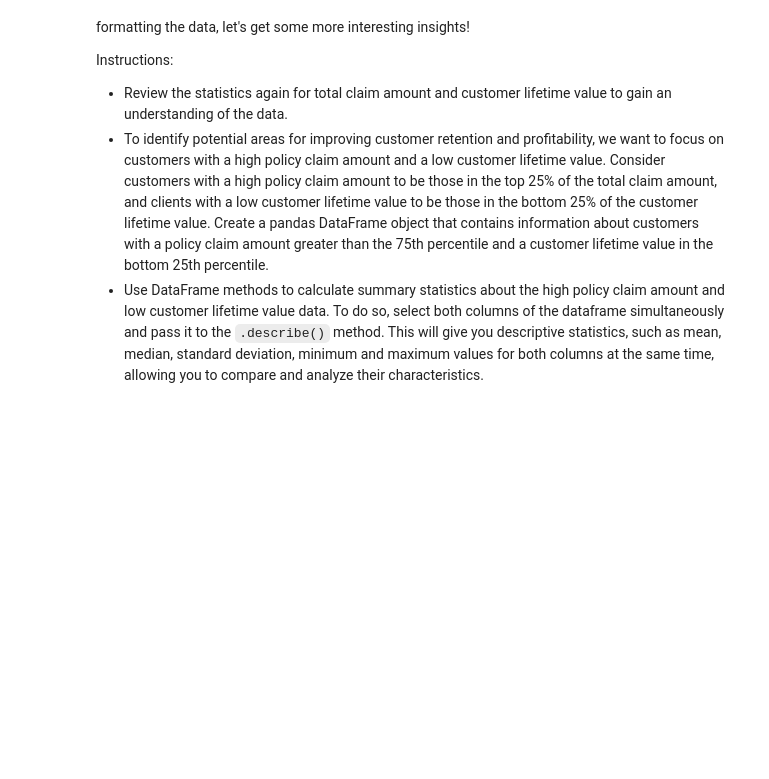
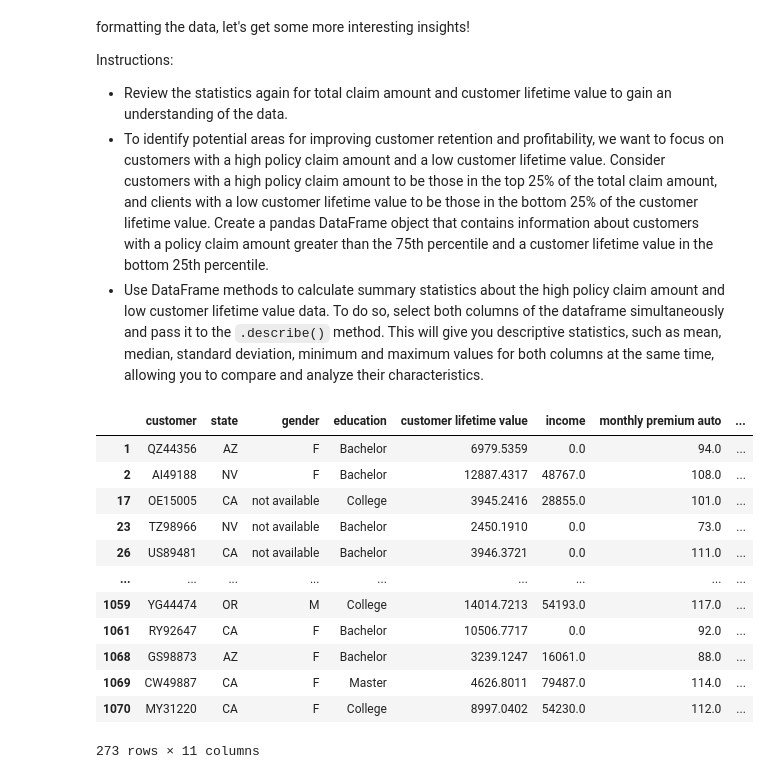
Before and after one commit to DarceeAnne/lab-dw-data-cleaning-and-formatting, a Jupyter notebook: lab-dw-data-cleaning-and-formatting.ipynb, the cells around one changed output. Drawn from its saved outputs; the diff is of its cells as text; code cells hidden in the pictures; blank space fills up the shorter version.

```diff
--- a/lab-dw-data-cleaning-and-formatting.ipynb
+++ b/lab-dw-data-cleaning-and-formatting.ipynb
@@ -275,0 +369,4 @@ After formatting data types, as a last step, convert all the numeric variables t
+# %%
+#Using the mean to fill null values int he customer lifetime value column
+clv_median = df['customer lifetime value'].median()
+df.loc[:, 'customer lifetime value'] = df['customer lifetime value'].fillna(clv_median)
@@ -319,4 +442,28 @@ Instructions:
 - To identify potential areas for improving customer retention and profitability, we want to focus on customers with a high policy claim amount and a low customer lifetime value. Consider customers with a high policy claim amount to be those in the top 25% of the total claim amount, and clients with a low customer lifetime value to be those in the bottom 25% of the customer lifetime value. Create a pandas DataFrame object that contains information about customers with a policy claim amount greater than the 75th percentile and a customer lifetime value in the bottom 25th percentile.
 - Use DataFrame methods to calculate summary statistics about the high policy claim amount and low customer lifetime value data. To do so, select both columns of the dataframe simultaneously and pass it to the `.describe()` method. This will give you descriptive statistics, such as mean, median, standard deviation, minimum and maximum values for both columns at the same time, allowing you to compare and analyze their characteristics.
 # %%
-# Your code here
+# Reviewing stats for total claim ammount
+top_quartile_value = df['total claim amount'].quantile(0.75)
+total_claim_top_25_df = df[df['total claim amount'] >= top_quartile_value]
+display(total_claim_top_25_df)
+total_claim_top_25_df.describe()
+total_claim_top_25_df.describe(include="object")
+total_claim_top_25_df.describe()
+#There are 273 policies with a claim amount greater than the 75th percentile.
+#On average these customers pay $163/month, earn an income of $24,107/year and have a CLV of 9,184%.
+#The majority of policies in this group are in Oregon, are women, have a high school education (or lower),
+#are for an SUV, and are for personal insurance.
+# %% [output]
+|  | customer | state | gender | education | customer lifetime value | income | monthly premium auto | ... |
+| 1 | QZ44356 | AZ | F | Bachelor | 6979.5359 | 0.0 | 94.0 | ... |
+| 2 | AI49188 | NV | F | Bachelor | 12887.4317 | 48767.0 | 108.0 | ... |
+| 17 | OE15005 | CA | not available | College | 3945.2416 | 28855.0 | 101.0 | ... |
+| 23 | TZ98966 | NV | not available | Bachelor | 2450.1910 | 0.0 | 73.0 | ... |
+| 26 | US89481 | CA | not available | Bachelor | 3946.3721 | 0.0 | 111.0 | ... |
+| ... | ... | ... | ... | ... | ... | ... | ... | ... |
+| 1059 | YG44474 | OR | M | College | 14014.7213 | 54193.0 | 117.0 | ... |
+| 1061 | RY92647 | CA | F | Bachelor | 10506.7717 | 0.0 | 92.0 | ... |
+| 1068 | GS98873 | AZ | F | Bachelor | 3239.1247 | 16061.0 | 88.0 | ... |
+| 1069 | CW49887 | CA | F | Master | 4626.8011 | 79487.0 | 114.0 | ... |
+| 1070 | MY31220 | CA | F | College | 8997.0402 | 54230.0 | 112.0 | ... |
+273 rows × 11 columns
```
Also changed, not shown: parts of 13 cells of this notebook, 1 other file.
